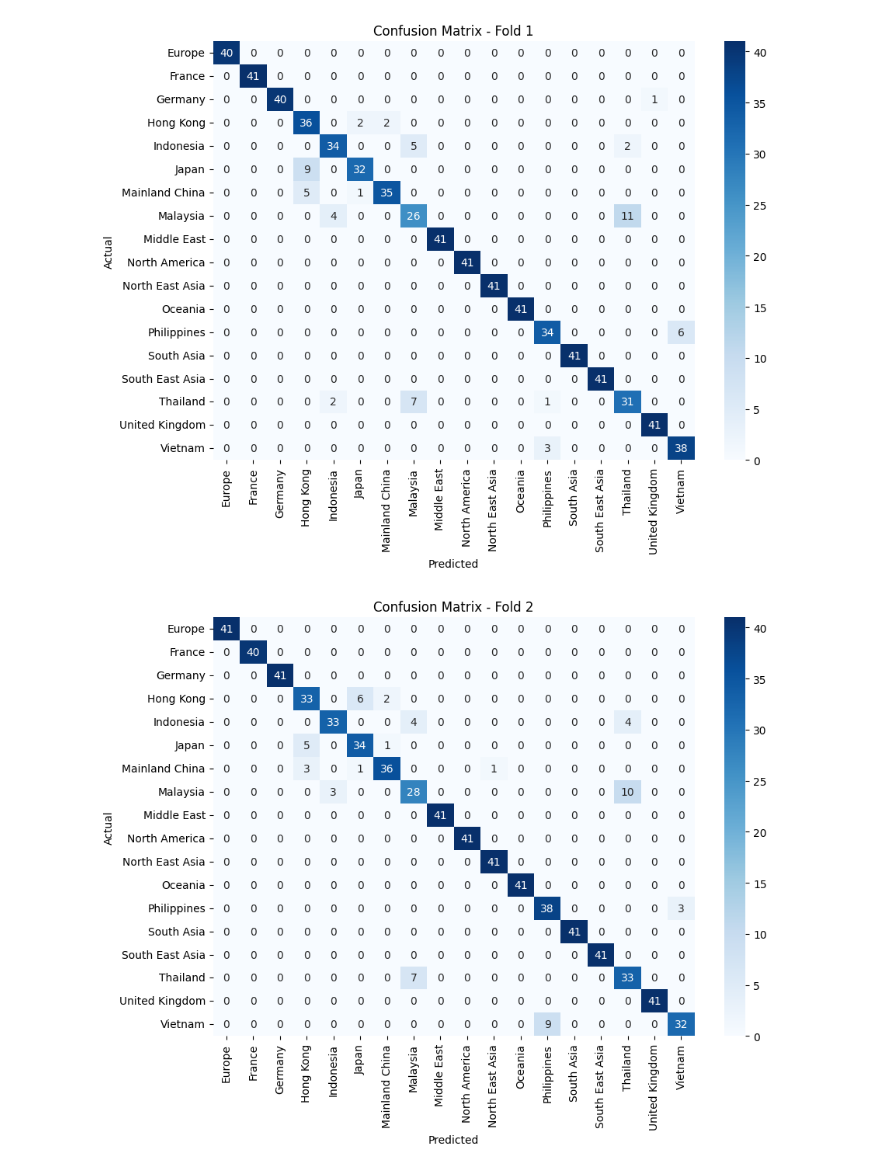
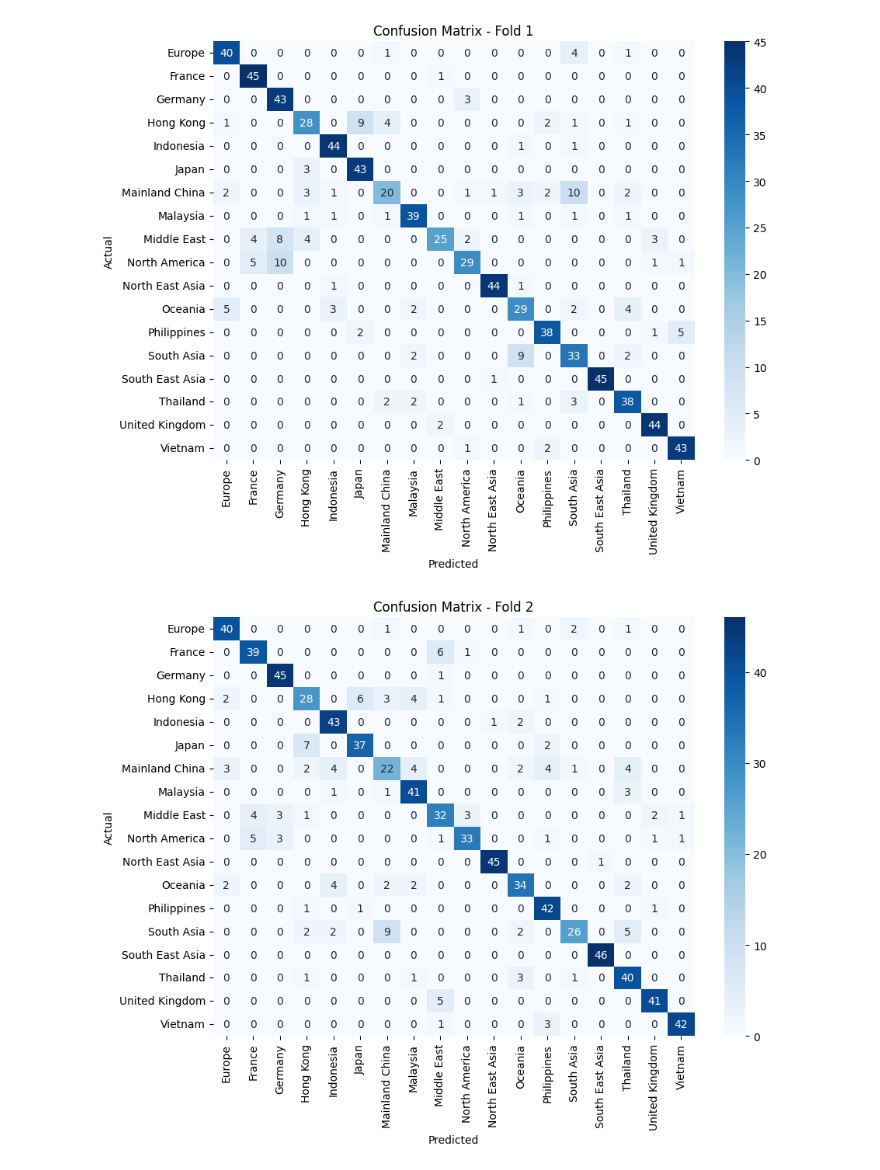
Before and after one commit to vianiecetan/traveltrends, a Jupyter notebook: Classification/randomforest.ipynb, the cells around one changed output. Drawn from its saved outputs; the diff is of its cells as text; code cells hidden in the pictures.

Commit message:
inflation dataset + updated rf

```diff
--- a/Classification/randomforest.ipynb
+++ b/Classification/randomforest.ipynb
@@ -9,26 +12,38 @@ from sklearn.metrics import accuracy_score, classification_report, confusion_mat
 import matplotlib.pyplot as plt
 import seaborn as sns
 # %%
-# Load the original dataset
-#df = pd.read_csv("../Dataset/merged_flight_train_with_holidays.csv")
-#df = pd.read_csv("../preprocessing/train_data.csv")
-df = pd.read_csv("train_data_with_holidays.csv")
+import pandas as pd
+import numpy as np
+import matplotlib.pyplot as plt
+import seaborn as sns
+from sklearn.preprocessing import StandardScaler
+from sklearn.ensemble import RandomForestClassifier
+from sklearn.model_selection import train_test_split
+from sklearn.metrics import classification_report, confusion_matrix
+
+# Load final dataset
+df = pd.read_csv("final_dataset_with_inflation_by_country.csv")
 
 # Define features and target variable
-X = df.drop(columns=['Country'])  # everything except country
-y = df['Country']  # The target column
+X = df.drop(columns=['Country'])  # Feature set
+y = df['Country']  # Target variable
 
-
-# Split data into train and test sets
+# Split data into train and test sets BEFORE SCALING
 X_train, X_test, y_train, y_test = train_test_split(X, y, test_size=0.3, random_state=42)
 
+# Scale numerical features using StandardScaler
+scaler = StandardScaler()
+X_train_scaled = scaler.fit_transform(X_train)  # Fit & transform training data
+X_test_scaled = scaler.transform(X_test)  # Transform test data with the same scaler
+
+# Train RandomForestClassifier on the SCALED data
 classifier = RandomForestClassifier(random_state=42)
-classifier.fit(X_train, y_train)
+classifier.fit(X_train_scaled, y_train)
 
 # Evaluate the model
-y_pred = classifier.predict(X_test)
+y_pred = classifier.predict(X_test_scaled)
 
-# Print out classification results
+# Print classification report
 print(classification_report(y_test, y_pred))
 
 # Confusion matrix
@@ -85,13 +79,6 @@ from sklearn.metrics import classification_report, confusion_matrix, accuracy_sc
 import numpy as np
 import seaborn as sns
 import matplotlib.pyplot as plt
-
-# Load dataset
-df = pd.read_csv("train_data_with_holidays.csv")
-
-# Define features and target
-X = df.drop(columns=['Country'])  # Features
-y = df['Country']  # Target (Country classification)
 
 # Initialize Stratified K-Fold Cross-Validation (5 folds)
 kf = StratifiedKFold(n_splits=5, shuffle=True, random_state=42)
@@ -112,32 +99,32 @@ for fold, (train_index, val_index) in enumerate(kf.split(X, y)):
     classifier = RandomForestClassifier(random_state=42)
     classifier.fit(X_train, y_train)
 
     # Predictions
     y_pred = classifier.predict(X_val)
 
     # Store evaluation metrics
     accuracy_list.append(accuracy_score(y_val, y_pred))
     f1_list.append(f1_score(y_val, y_pred, average='weighted'))
     precision_list.append(precision_score(y_val, y_pred, average='weighted'))
     recall_list.append(recall_score(y_val, y_pred, average='weighted'))
 
     # Compute confusion matrix
     cm = confusion_matrix(y_val, y_pred)
     conf_matrices.append(cm)
 
     # Plot confusion matrix for each fold
     plt.figure(figsize=(10, 7))
     sns.heatmap(cm, annot=True, fmt='d', cmap='Blues', xticklabels=classifier.classes_, yticklabels=classifier.classes_)
     plt.xlabel('Predicted')
     plt.ylabel('Actual')
     plt.title(f'Confusion Matrix - Fold {fold + 1}')
     plt.show()
 
 # Print average results
 print(f"Mean Accuracy: {np.mean(accuracy_list):.4f}")
 print(f"Mean F1 Score: {np.mean(f1_list):.4f}")
 print(f"Mean Precision: {np.mean(precision_list):.4f}")
 print(f"Mean Recall: {np.mean(recall_list):.4f}")
 # %% [output]
-[figure, old version]
+[figure, new version]
-[figure, old version]
+[figure, new version]
```
Also changed, not shown: parts of 9 cells of this notebook, 1 other file.
